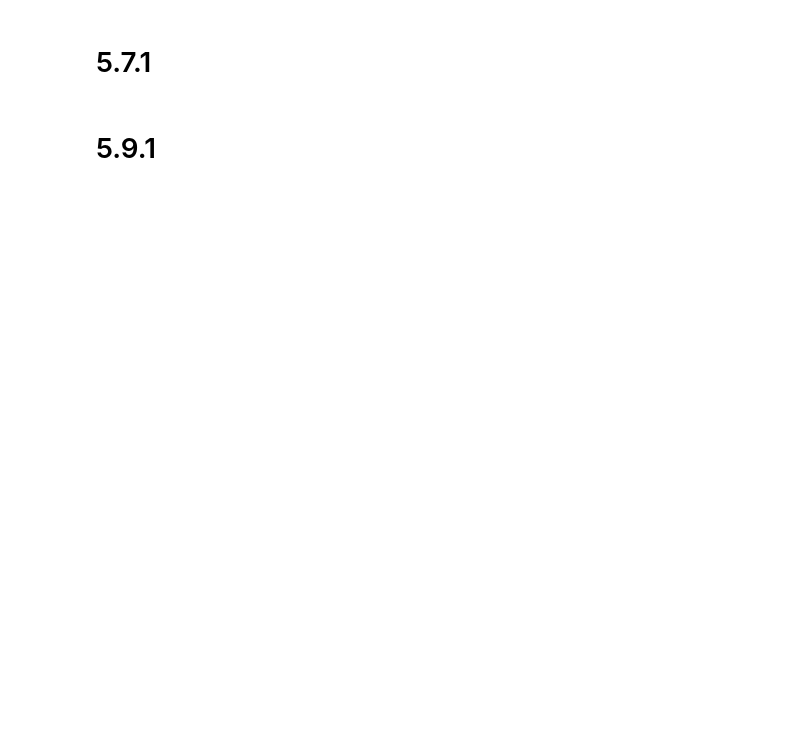
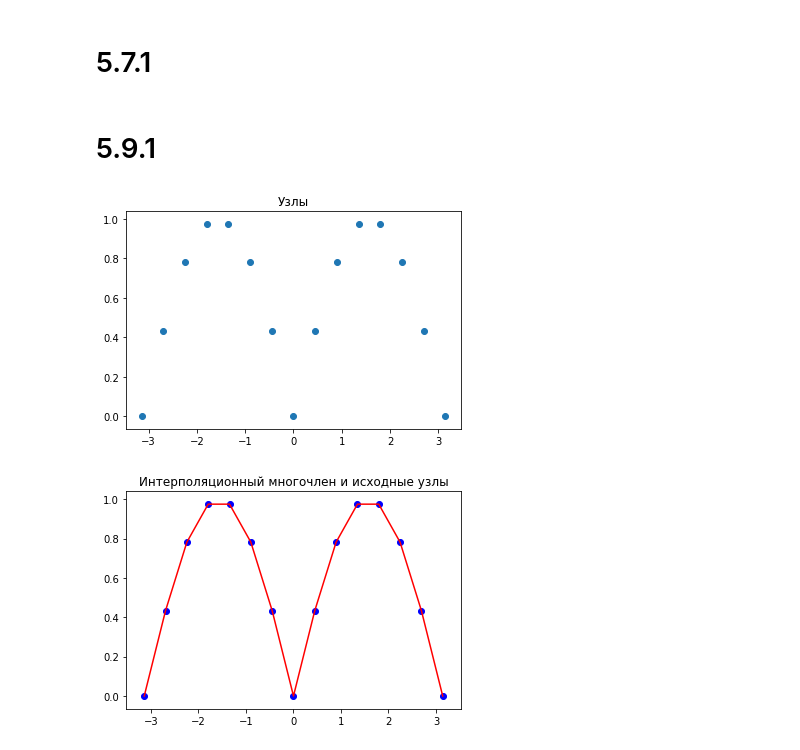
Before and after one commit to pazlvbanke/NumM, a Jupyter notebook: Arsamakova_NM_LR5.ipynb, the cells around one changed output. Saved outputs shown, nothing was run; the diff lists cells and outputs as text; code cells hidden in the pictures; blank space fills up the shorter version.

```diff
--- a/Arsamakova_NM_LR5.ipynb
+++ b/Arsamakova_NM_LR5.ipynb
@@ -117,3 +109,47 @@ plt.ylabel('$ae^{bx*x}$');
 # 5.7.1
 # %% [markdown]
 # 5.9.1
+# %%
+def f(x):
+    return abs(np.sin(x))
+
+def df(x):
+    return -np.cos(x)
+
+a, b = -np.pi, np.pi
+n = 10
+
+x = np.linspace(a, b, n+1)
+# %%
+def tmp(n, graph=False):
+    node = np.linspace(a, b, n)
+    f_node = f(node)
+
+    if graph:
+        plt.figure()
+        plt.scatter(node, f_node)
+        plt.title('Узлы')
+
+    v = np.ones(len(node))
+    for i in range(1, len(node)):
+        v = np.vstack((v,node**i))
+    V = v.T
+
+    c = np.linalg.solve(V, f_node)
+
+    # построим график многочлена метода глобальной интерполяции и исходные узлы
+    if graph:
+        plt.figure()
+        plt.plot(node, [poly(c,j) for j in node], c='red')
+        plt.scatter(node, f_node, c='blue')
+        plt.title('Интерполяционный многочлен и исходные узлы')
+
+    return np.array([poly(c,j) for j in node]), f_node
+
+def poly(c, x):
+    return np.sum([c[i]*x**i for i in range(len(c))])
+# %%
+tmp(15, graph=True)
+# %% [output]
+[figure, added]
+[figure, added]
```
Also changed, not shown: parts of 8 cells of this notebook.
